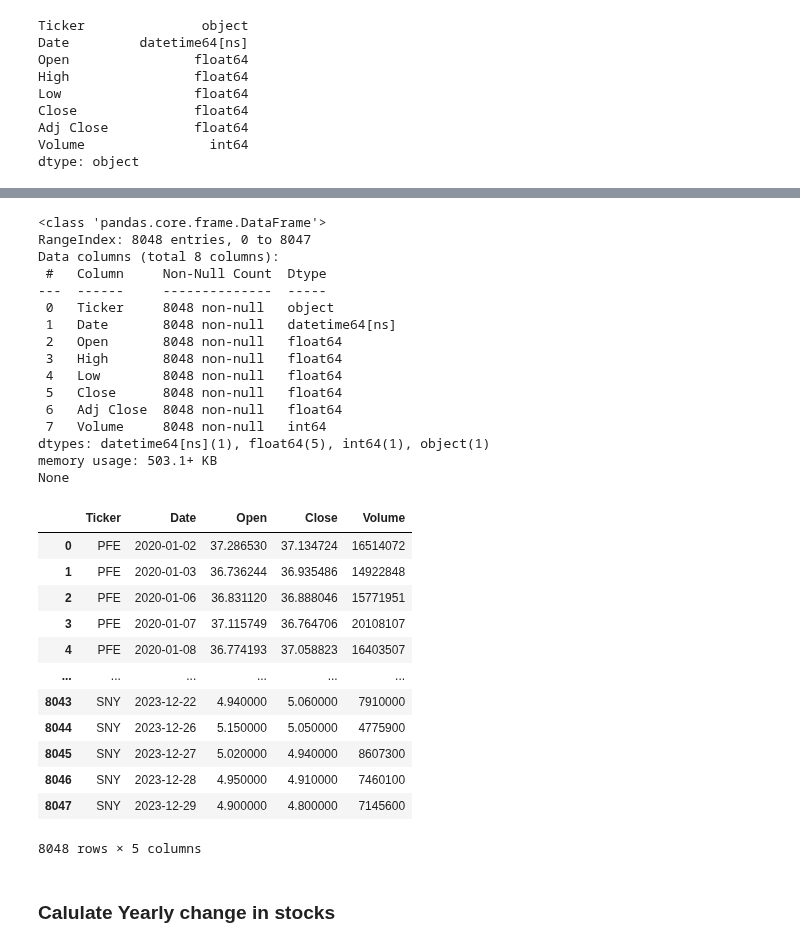
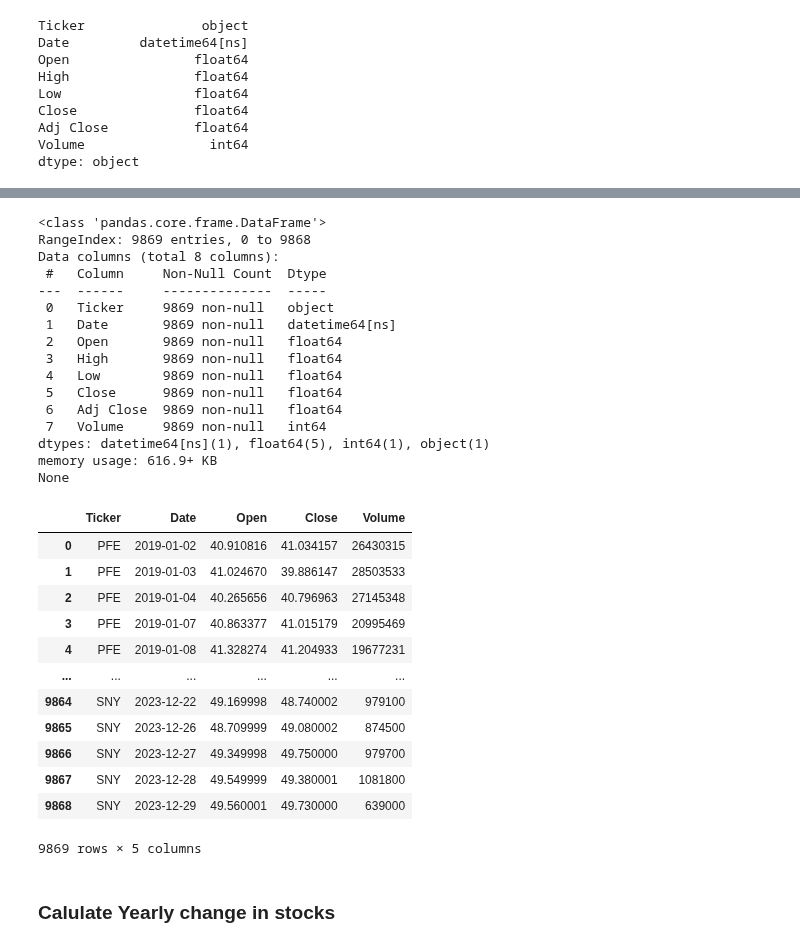
Before and after one commit to nazimben25/project1_group2, a Jupyter notebook: Muskan/stock_analysis.ipynb, the cells around one changed output, grey strips where cells are left out. Saved outputs shown, nothing was run; the diff lists cells and outputs as text; code cells hidden in the pictures.

```diff
--- a/Muskan/stock_analysis.ipynb
+++ b/Muskan/stock_analysis.ipynb
@@ -11,14 +11,14 @@ import matplotlib.pyplot as plt
 
 # Dictionary containing tickers and corresponding file paths
 csv_files = {
-    'PFE': 'Resources/PFE_data.csv',
-    'AZN': 'Resources/AZN_data.csv',
-    'BNTX': 'Resources/BNTX_data.csv',
-    'MRNA': 'Resources/MRNA_data.csv',
-    'JNJ': 'Resources/JNJ_data.csv',
-    'GSK': 'Resources/GSK_data.csv',
-    'NVAX':'Resources/NVAX_data.csv',
-    'SNY': 'Resources/SNY_data.csv'
+    'PFE': 'Resources/pfizer_data.csv',
+    'AZN': 'Resources/Astrazeneca_data.csv',
+    'BNTX': 'Resources/Bio n Tech_data.csv',
+    'MRNA': 'Resources/Moderna_data.csv',
+    'JNJ': 'Resources/JOhnson n Johnson_data.csv',
+    'GSK': 'Resources/GSK Vaccine_data.csv',
+    'NVAX':'Resources/Novavax, Inc_data.csv',
+    'SNY': 'Resources/Sanofi_data.csv'
 }
 
 # Empty list to hold data from each file
@@ -35,13 +35,14 @@ for ticker, file in csv_files.items():
         # Load the current CSV file
         data = pd.read_csv(file_path)
 
-        # Adjust the column names if necessary (e.g., 'Adj Close' instead of 'Adj_Close')
+
         # Ensure the 'Ticker' column exists or add it
         data['Ticker'] = ticker
         data = data[['Ticker', 'Date', 'Open', 'High', 'Low', 'Close', 'Adj Close', 'Volume']]
 
         # Append this data to the combined list
         combined_data.append(data)
+
         print(f"Loaded data for {ticker} successfully.")
     else:
         print(f"Error: File for {ticker} at path '{file_path}' not found.")
@@ -55,6 +56,7 @@ if combined_data:
 
     # Preview the first few rows of the combined data
     print(combined_df.head())
+
 else:
     print("No data to combine.")
 # %% [output]
@@ -80,8 +82,11 @@ Loaded data for SNY successfully.
 # %%
-# Check for missing values-
+# Check for Missing values-
 
 missing_values = combined_df.isnull().sum()
 print("Missing values per column:\n", missing_values)
+
+# Handle missing values (example: drop rows with missing values)
+combined_df.dropna(inplace=True)
 # %% [output]
 Missing values per column:
  Ticker       0
@@ -169,45 +174,43 @@ Outliers:
 print(stock_data_cleaned.info())
 # %% [output]
 <class 'pandas.core.frame.DataFrame'>
-RangeIndex: 8048 entries, 0 to 8047
+RangeIndex: 9869 entries, 0 to 9868
 Data columns (total 8 columns):
  #   Column     Non-Null Count  Dtype
 ---  ------     --------------  -----
- 0   Ticker     8048 non-null   object
- 1   Date       8048 non-null   datetime64[ns]
- 2   Open       8048 non-null   float64
- 3   High       8048 non-null   float64
- 4   Low        8048 non-null   float64
- 5   Close      8048 non-null   float64
- 6   Adj Close  8048 non-null   float64
- 7   Volume     8048 non-null   int64
+ 0   Ticker     9869 non-null   object
+ 1   Date       9869 non-null   datetime64[ns]
+ 2   Open       9869 non-null   float64
+ 3   High       9869 non-null   float64
+ 4   Low        9869 non-null   float64
+ 5   Close      9869 non-null   float64
+ 6   Adj Close  9869 non-null   float64
+ 7   Volume     9869 non-null   int64
 dtypes: datetime64[ns](1), float64(5), int64(1), object(1)
-memory usage: 503.1+ KB
+memory usage: 616.9+ KB
 None
 # %%
 # Filter all rows (:) and specific columns: 'Ticker', 'Date', 'Open', 'Close'
 filtered_df = combined_df.loc[:, ['Ticker', 'Date', 'Open', 'Close','Volume']]
 
-
-# Convert the 'Date' column to datetime format
-
-filtered_df['Date'] = pd.to_datetime(filtered_df['Date'])
+# Convert 'Date' column to datetime format
+filtered_df['Date'] = pd.to_datetime(filtered_df['Date'], errors='coerce')
 
 filtered_df
 # %% [output]
 |  | Ticker | Date | Open | Close | Volume |
-| 0 | PFE | 2020-01-02 | 37.286530 | 37.134724 | 16514072 |
-| 1 | PFE | 2020-01-03 | 36.736244 | 36.935486 | 14922848 |
-| 2 | PFE | 2020-01-06 | 36.831120 | 36.888046 | 15771951 |
-| 3 | PFE | 2020-01-07 | 37.115749 | 36.764706 | 20108107 |
-| 4 | PFE | 2020-01-08 | 36.774193 | 37.058823 | 16403507 |
+| 0 | PFE | 2019-01-02 | 40.910816 | 41.034157 | 26430315 |
+| 1 | PFE | 2019-01-03 | 41.024670 | 39.886147 | 28503533 |
+| 2 | PFE | 2019-01-04 | 40.265656 | 40.796963 | 27145348 |
+| 3 | PFE | 2019-01-07 | 40.863377 | 41.015179 | 20995469 |
+| 4 | PFE | 2019-01-08 | 41.328274 | 41.204933 | 19677231 |
 | ... | ... | ... | ... | ... | ... |
-| 8043 | SNY | 2023-12-22 | 4.940000 | 5.060000 | 7910000 |
-| 8044 | SNY | 2023-12-26 | 5.150000 | 5.050000 | 4775900 |
-| 8045 | SNY | 2023-12-27 | 5.020000 | 4.940000 | 8607300 |
-| 8046 | SNY | 2023-12-28 | 4.950000 | 4.910000 | 7460100 |
-| 8047 | SNY | 2023-12-29 | 4.900000 | 4.800000 | 7145600 |
+| 9864 | SNY | 2023-12-22 | 49.169998 | 48.740002 | 979100 |
+| 9865 | SNY | 2023-12-26 | 48.709999 | 49.080002 | 874500 |
+| 9866 | SNY | 2023-12-27 | 49.349998 | 49.750000 | 979700 |
+| 9867 | SNY | 2023-12-28 | 49.549999 | 49.380001 | 1081800 |
+| 9868 | SNY | 2023-12-29 | 49.560001 | 49.730000 | 639000 |
-8048 rows × 5 columns
+9869 rows × 5 columns
 # %% [markdown]
 ### Calulate Yearly change in stocks
 # %%
```
Also changed, not shown: parts of 27 cells of this notebook, 6 other files.
